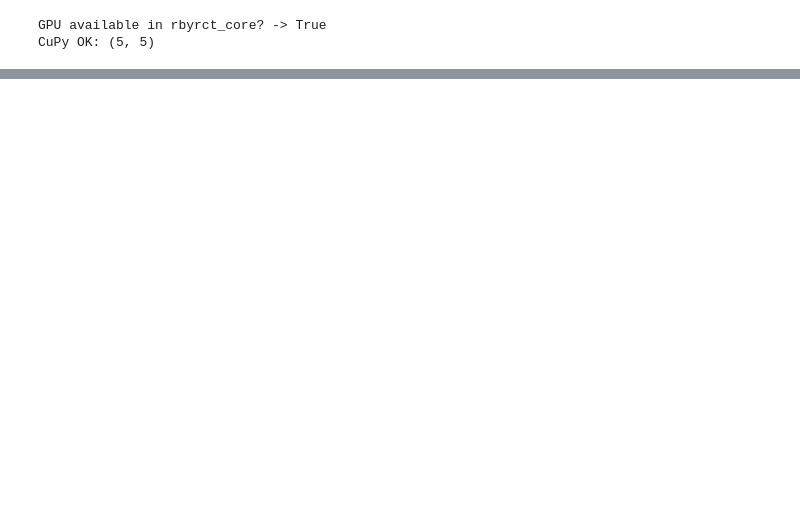
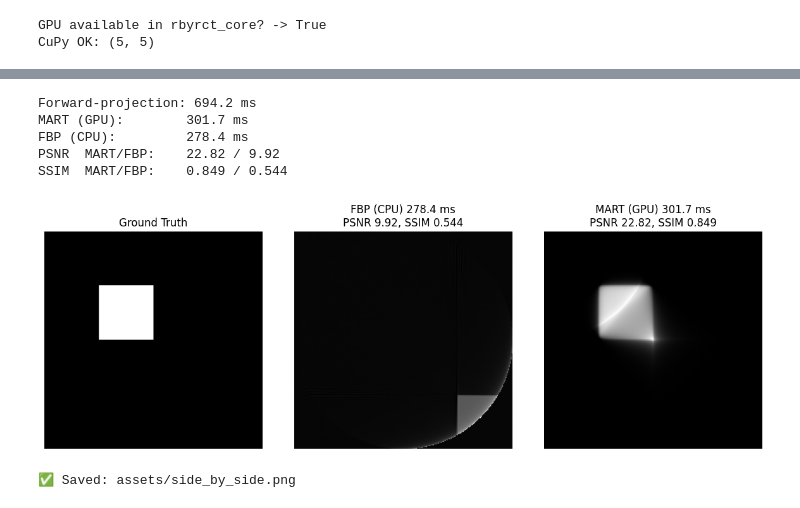
Before and after one commit to HussainAther/rbyrct-gtc-2025, a Jupyter notebook: rbyrct_gtc_2025.ipynb, the cells around one changed output, grey strips where cells are left out. Drawn from its saved outputs; the diff is of its cells as text; code cells hidden in the pictures; blank space fills up the shorter version.

```diff
--- a/rbyrct_gtc_2025.ipynb
+++ b/rbyrct_gtc_2025.ipynb
@@ -223,0 +175,72 @@ SSIM  MART/FBP:    0.849 / 0.544
+# %%
+# --- Self-contained MART vs FBP benchmark + figure (redefines everything) ---
+
+import os, time
+import numpy as np
+import cupy as cp
+import matplotlib.pyplot as plt
+from skimage.metrics import peak_signal_noise_ratio as PSNR, structural_similarity as SSIM
+from skimage.transform import iradon
+
+from rbyrct_core import forward_project, mart_reconstruct
+
+# params (tweak freely)
+H = W = 256
+n_angles = 180
+n_det = 256
+iters = 10
+beta = 1.0
+det_spacing = 1.0
+spp = 1.5
+
+# make sure assets dir exists
+os.makedirs("assets", exist_ok=True)
+
+# 1) phantom
+phantom = cp.zeros((H, W), dtype=cp.float32)
+phantom[H//4:H//2, W//4:W//2] = 1.0
+phantom_np = cp.asnumpy(phantom)
+
+# 2) forward projection (CuPy)
+t0 = time.time()
+sino = forward_project(phantom, n_angles=n_angles, n_det=n_det,
+                       det_spacing=det_spacing, spp=spp)
+fp_ms = (time.time() - t0) * 1000
+
+# 3) MART (GPU)
+t0 = time.time()
+rec_mart = mart_reconstruct(sino, H=H, W=W, iters=iters, beta=beta,
+                            det_spacing=det_spacing, spp=spp)
+mart_ms = (time.time() - t0) * 1000
+rec_mart_np = cp.asnumpy(rec_mart)
+
+# 4) FBP (CPU) with explicit theta + output size
+sino_np = cp.asnumpy(sino)
+theta = np.linspace(0., 180., n_angles, endpoint=False)
+t0 = time.time()
+rec_fbp = iradon(sino_np.T, theta=theta, circle=True, output_size=H).astype(np.float32)
+fbp_ms = (time.time() - t0) * 1000
+
+# 5) metrics
+psnr_mart = PSNR(phantom_np, rec_mart_np, data_range=1.0)
+psnr_fbp  = PSNR(phantom_np, rec_fbp,     data_range=1.0)
+ssim_mart = SSIM(phantom_np, rec_mart_np, data_range=1.0)
+ssim_fbp  = SSIM(phantom_np, rec_fbp,     data_range=1.0)
+
+print(f"Forward-projection: {fp_ms:.1f} ms")
+print(f"MART (GPU):        {mart_ms:.1f} ms")
+print(f"FBP (CPU):         {fbp_ms:.1f} ms")
+print(f"PSNR  MART/FBP:    {psnr_mart:.2f} / {psnr_fbp:.2f}")
+print(f"SSIM  MART/FBP:    {ssim_mart:.3f} / {ssim_fbp:.3f}")
+
+# 6) figure + save
+fig, axes = plt.subplots(1, 3, figsize=(12, 4))
+axes[0].imshow(phantom_np, cmap="gray"); axes[0].set_title("Ground Truth"); axes[0].axis("off")
+axes[1].imshow(rec_fbp, cmap="gray");    axes[1].set_title(f"FBP (CPU) {fbp_ms:.1f} ms\nPSNR {psnr_fbp:.2f}, SSIM {ssim_fbp:.3f}"); axes[1].axis("off")
+axes[2].imshow(rec_mart_np, cmap="gray");axes[2].set_title(f"MART (GPU) {mart_ms:.1f} ms\nPSNR {psnr_mart:.2f}, SSIM {ssim_mart:.3f}"); axes[2].axis("off")
+plt.tight_layout()
+fig.savefig("assets/side_by_side.png", dpi=150, bbox_inches="tight")
+plt.show()
+
+print("✅ Saved: assets/side_by_side.png")
+# %% [output]
@@ -224,3 +264,10 @@ SSIM  MART/FBP:    0.849 / 0.544
+Forward-projection: 694.2 ms
+MART (GPU):        301.7 ms
+FBP (CPU):         278.4 ms
+PSNR  MART/FBP:    22.82 / 9.92
+SSIM  MART/FBP:    0.849 / 0.544
+[figure, added]
+✅ Saved: assets/side_by_side.png
 # %%
 speedup = (fbp_ms / mart_ms) if mart_ms > 0 else float("inf")
 print("\nREADME row:")
```
Also changed, not shown: parts of 11 cells of this notebook.
